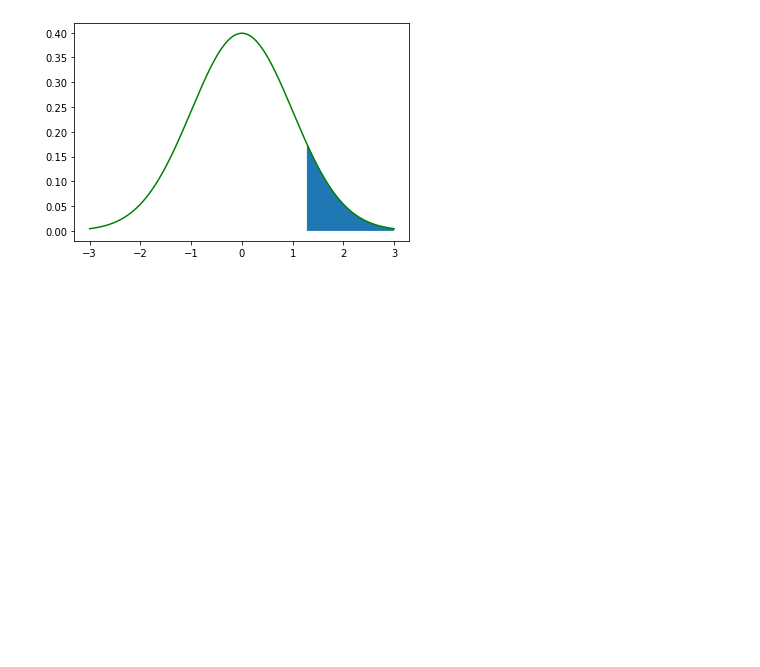
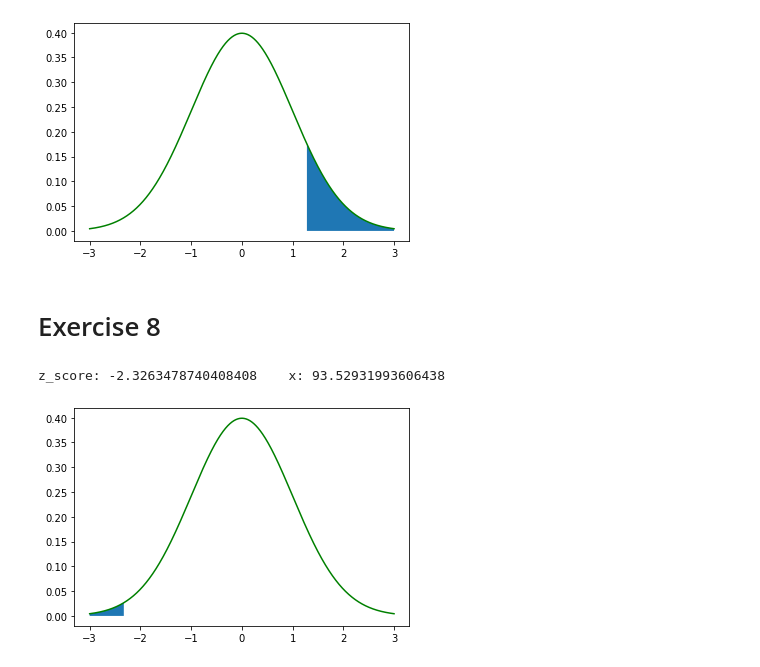
Before and after one commit to FerdianFy13/Fundamental_Inference_Statistics, a Jupyter notebook: NormalDistributionValues.ipynb, the cells around one changed output. Saved outputs shown, nothing was run; the diff lists cells and outputs as text; code cells hidden in the pictures; blank space fills up the shorter version.

```diff
--- a/NormalDistributionValues.ipynb
+++ b/NormalDistributionValues.ipynb
@@ -168,3 +168,31 @@ x = np.arange(-3, 3, 0.001)
 draw_z_score(x, x>z_score)
 # %% [output]
 [figure]
+# %% [markdown]
+# Exercise 8
+# %%
+from scipy import stats
+mu = 181
+sigma = 37.6
+p = 1/100
+z_score = stats.norm.ppf(p)
+x = mu + z_score * sigma
+print(f"z_score: {z_score} \tx: {x}")
+# %% [output]
+z_score: -2.3263478740408408    x: 93.52931993606438
+# %%
+from scipy import stats
+import numpy as np
+import matplotlib.pyplot as plt
+
+def draw_z_score(x, cond, mu=0, sigma=1):
+    y = stats.norm.pdf(x, mu, sigma)
+    z = x[cond]
+    plt.plot(x, y, "g")
+    plt.fill_between(z, 0, stats.norm.pdf(z, mu, sigma))
+    plt.show()
+
+x = np.arange(-3, 3, 0.001)
+draw_z_score(x, x<z_score)
+# %% [output]
+[figure, added]
```
